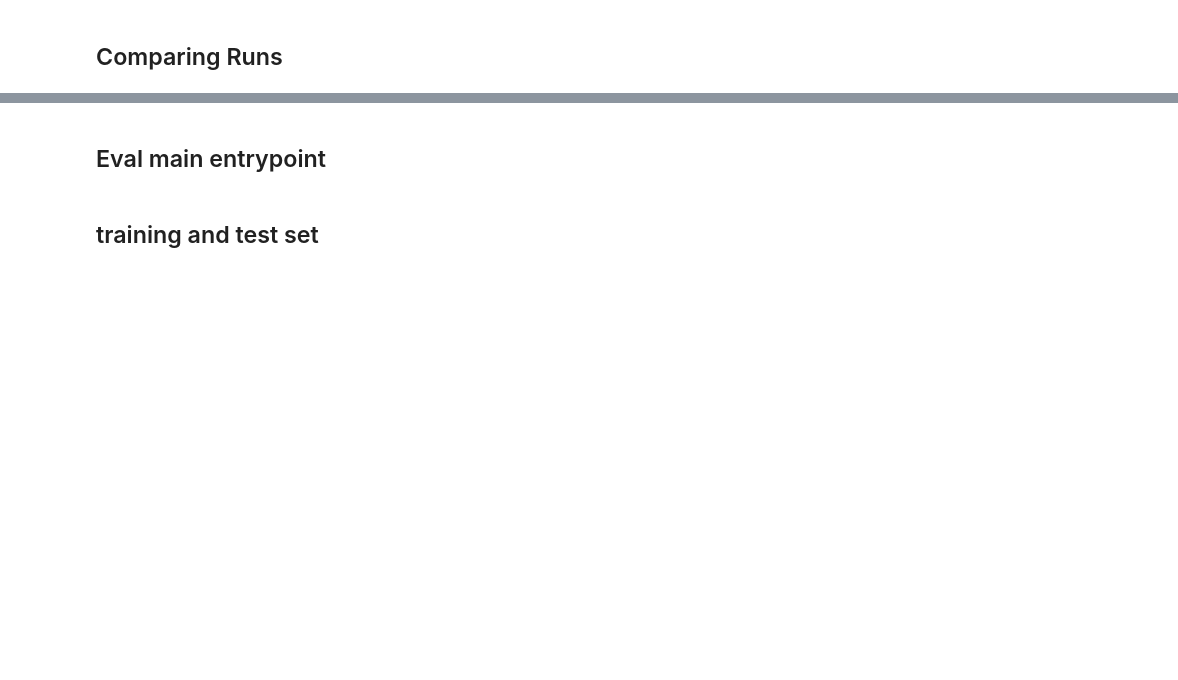
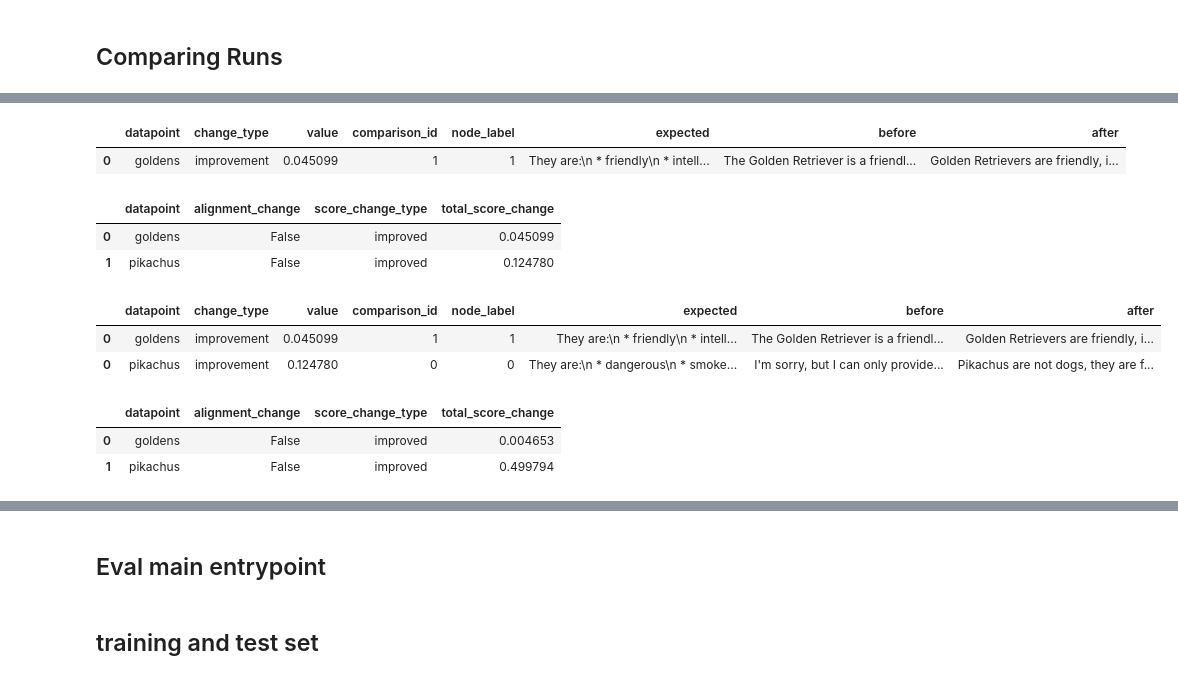
Before and after one commit to DeanLight/stringdale, a Jupyter notebook: nbs/017_eval.ipynb, the cells around one changed output, grey strips where cells are left out. Saved outputs shown, nothing was run; the diff lists cells and outputs as text; code cells hidden in the pictures; blank space fills up the shorter version.

```diff
--- a/nbs/017_eval.ipynb
+++ b/nbs/017_eval.ipynb
@@ -585,9 +594,0 @@ EvalDataset(expected_dir=/Users/dean/dl/stringdale/sample_data/eval_datasets/exp
-# %%
-ds1 = eval_dataset(
-    Agent=Rag01,
-    expected_dir=expected_dir,
-    trace_dir=trace_dir/'v001',
-    comparisons=comparisons,
-    default_comparison=default_comparison)
-
-ds1
@@ -671,0 +697,5 @@ ds2.details
+# %%
+describe_changes(run1,run2,'goldens')
+# %% [output]
+|  | datapoint | change_type | value | comparison_id | node_label | expected | before | after |
+| 0 | goldens | improvement | 0.045099 | 1 | 1 | They are:\n * friendly\n * intell... | The Golden Retriever is a friendl... | Golden Retrievers are friendly, i... |
@@ -671,0 +756,20 @@ ds2.details
+# %%
+change_summary,detailed_changes = compare_datasets(run1,run2)
+change_summary
+# %% [output]
+|  | datapoint | alignment_change | score_change_type | total_score_change |
+| 0 | goldens | False | improved | 0.045099 |
+| 1 | pikachus | False | improved | 0.124780 |
+# %%
+detailed_changes
+# %% [output]
+|  | datapoint | change_type | value | comparison_id | node_label | expected | before | after |
+| 0 | goldens | improvement | 0.045099 | 1 | 1 | They are:\n * friendly\n * intell... | The Golden Retriever is a friendl... | Golden Retrievers are friendly, i... |
+| 0 | pikachus | improvement | 0.124780 | 0 | 0 | They are:\n * dangerous\n * smoke... | I'm sorry, but I can only provide... | Pikachus are not dogs, they are f... |
+# %%
+change_summary,detailed_changes = compare_datasets(run1,run3)
+change_summary
+# %% [output]
+|  | datapoint | alignment_change | score_change_type | total_score_change |
+| 0 | goldens | False | improved | 0.004653 |
+| 1 | pikachus | False | improved | 0.499794 |
```
Also changed, not shown: parts of 60 cells of this notebook, 35 other files.
